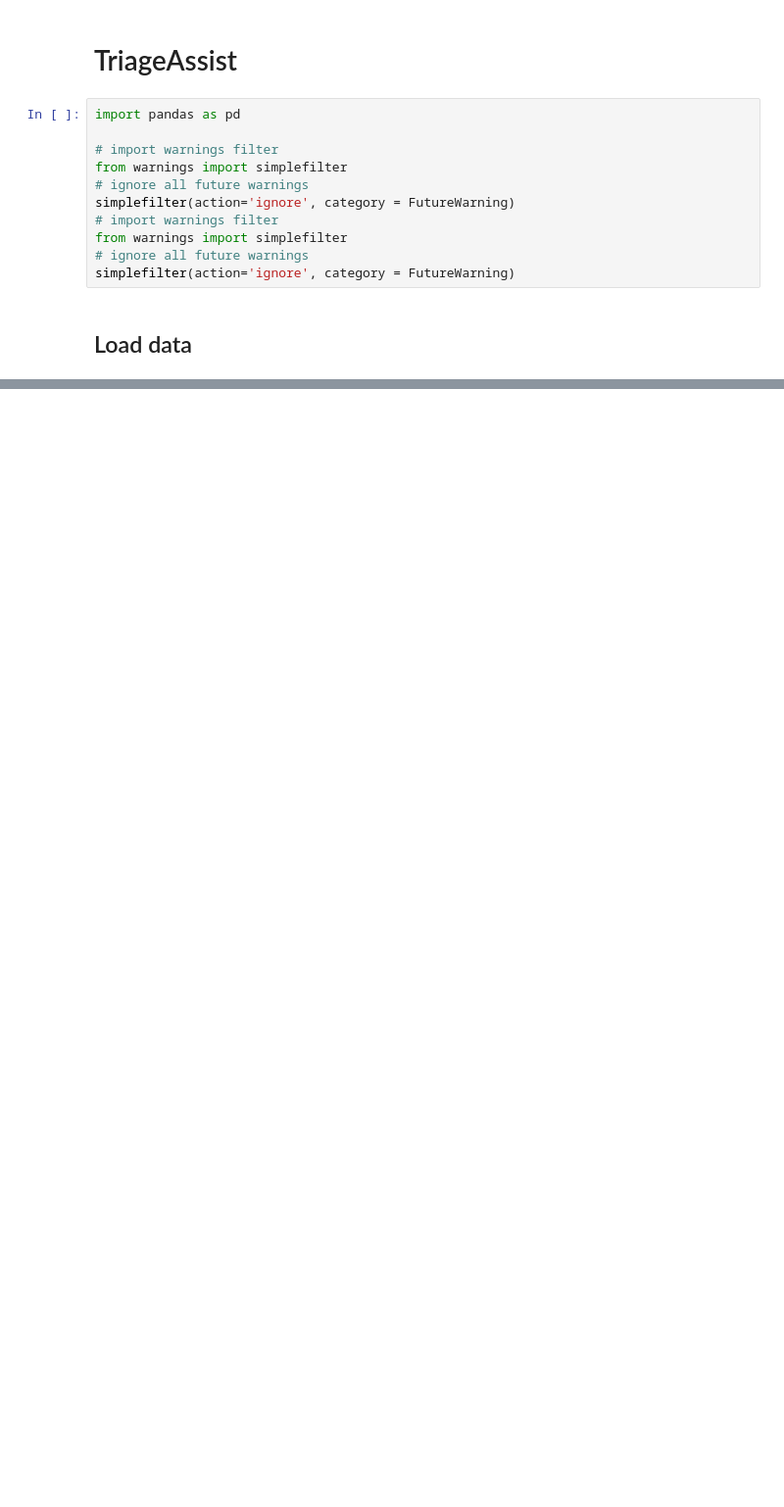
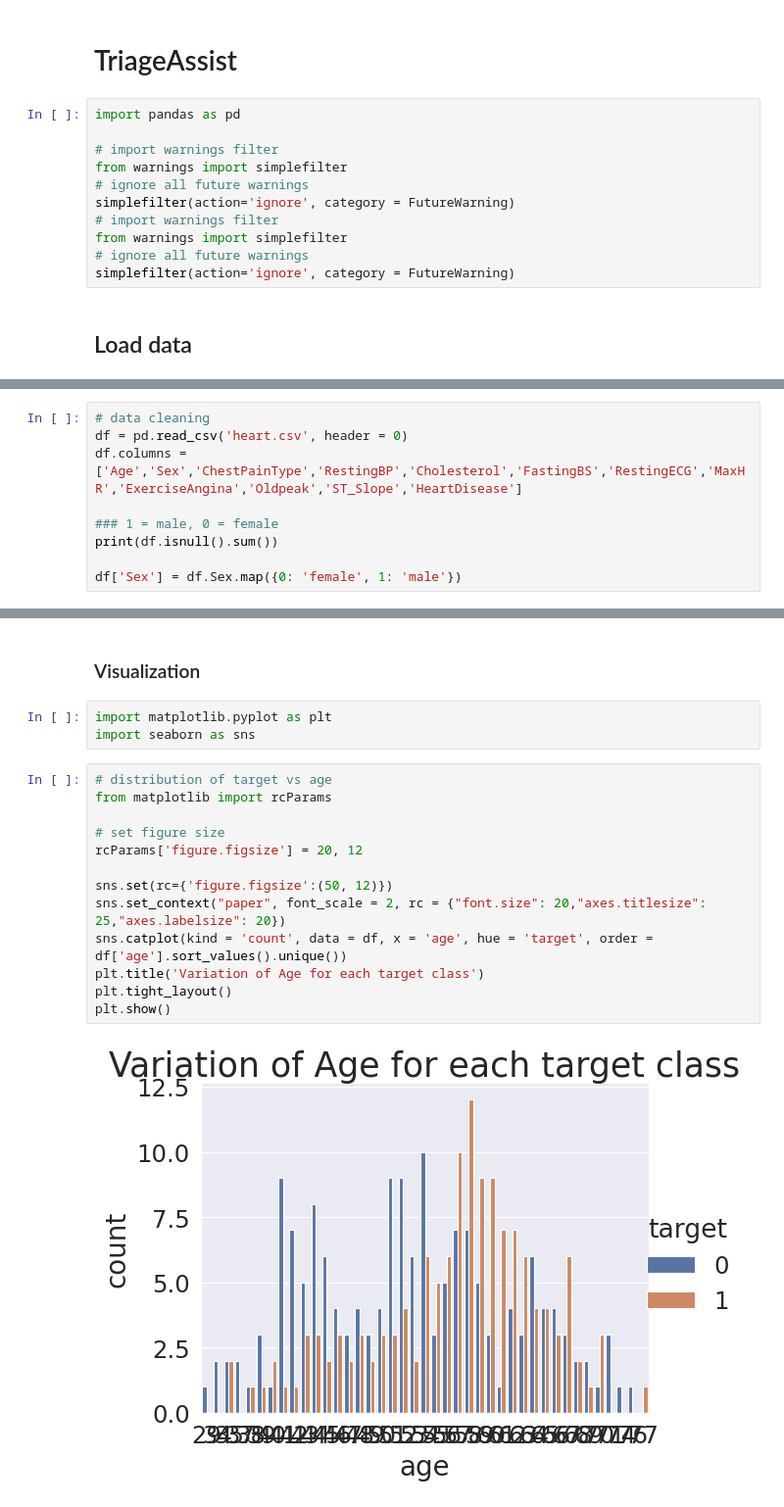
Before and after one commit to XueningD65/TriageAssist, a Jupyter notebook: heart_code.ipynb, the cells around one changed output, grey strips where cells are left out. Shown at 98% size. Saved outputs shown, nothing was run; the diff lists cells and outputs as text; blank space fills up the shorter version.

```diff
--- a/heart_code.ipynb
+++ b/heart_code.ipynb
@@ -15,0 +19,9 @@ simplefilter(action='ignore', category = FutureWarning)
+# %%
+# data cleaning
+df = pd.read_csv('heart.csv', header = 0)
+df.columns = ['Age','Sex','ChestPainType','RestingBP','Cholesterol','FastingBS','RestingECG','MaxHR','ExerciseAngina','Oldpeak','ST_Slope','HeartDisease']
+
+### 1 = male, 0 = female
+print(df.isnull().sum())
+
+df['Sex'] = df.Sex.map({0: 'female', 1: 'male'})
@@ -15,0 +65,20 @@ simplefilter(action='ignore', category = FutureWarning)
+# %% [markdown]
+### Visualization
+# %%
+import matplotlib.pyplot as plt
+import seaborn as sns
+# %%
+# distribution of target vs age
+from matplotlib import rcParams
+
+# set figure size
+rcParams['figure.figsize'] = 20, 12
+
+sns.set(rc={'figure.figsize':(50, 12)})
+sns.set_context("paper", font_scale = 2, rc = {"font.size": 20,"axes.titlesize": 25,"axes.labelsize": 20})
+sns.catplot(kind = 'count', data = df, x = 'age', hue = 'target', order = df['age'].sort_values().unique())
+plt.title('Variation of Age for each target class')
+plt.tight_layout()
+plt.show()
+# %% [output]
+[figure, added]
```
Also changed, not shown: parts of 18 cells of this notebook, 6 other files.
